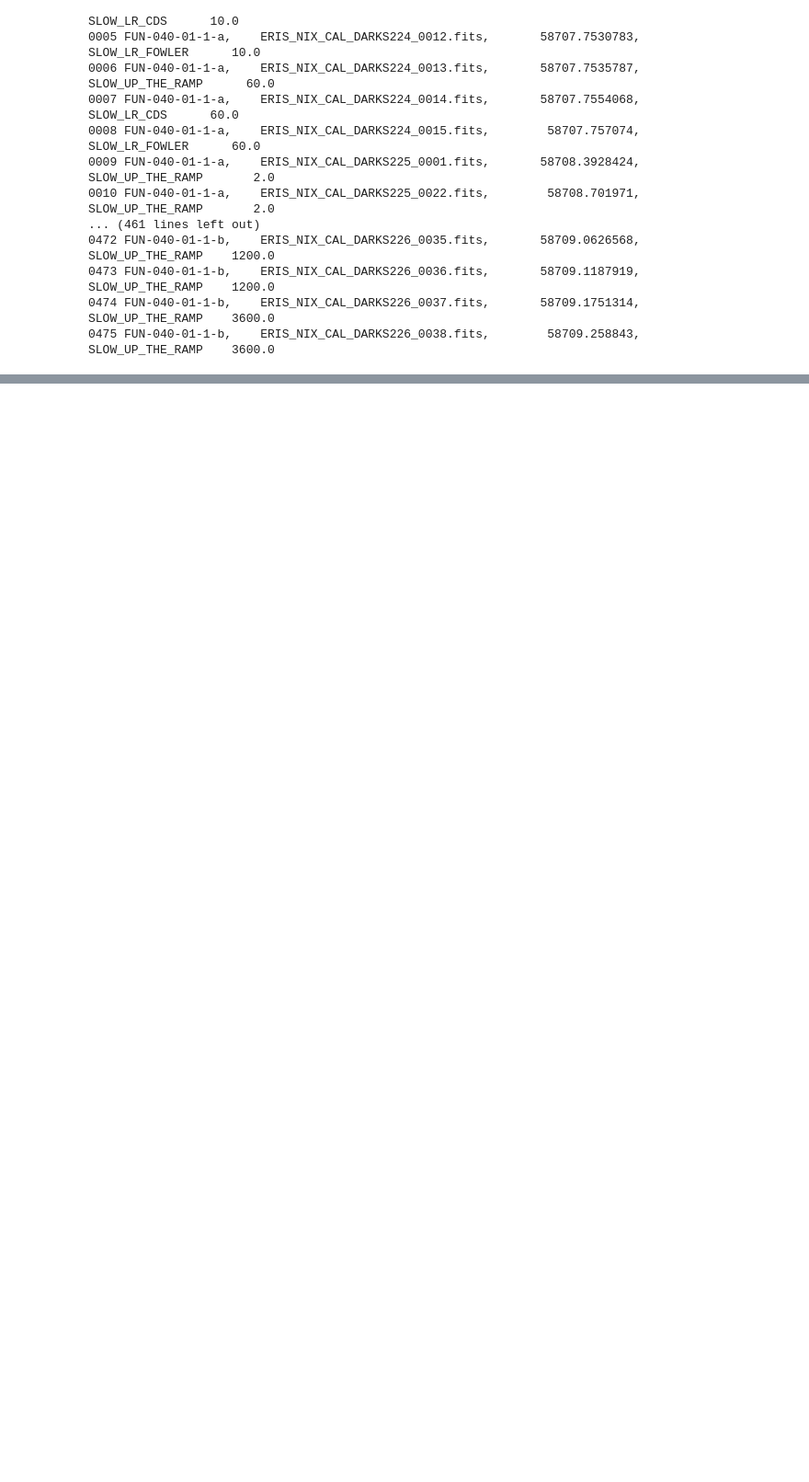
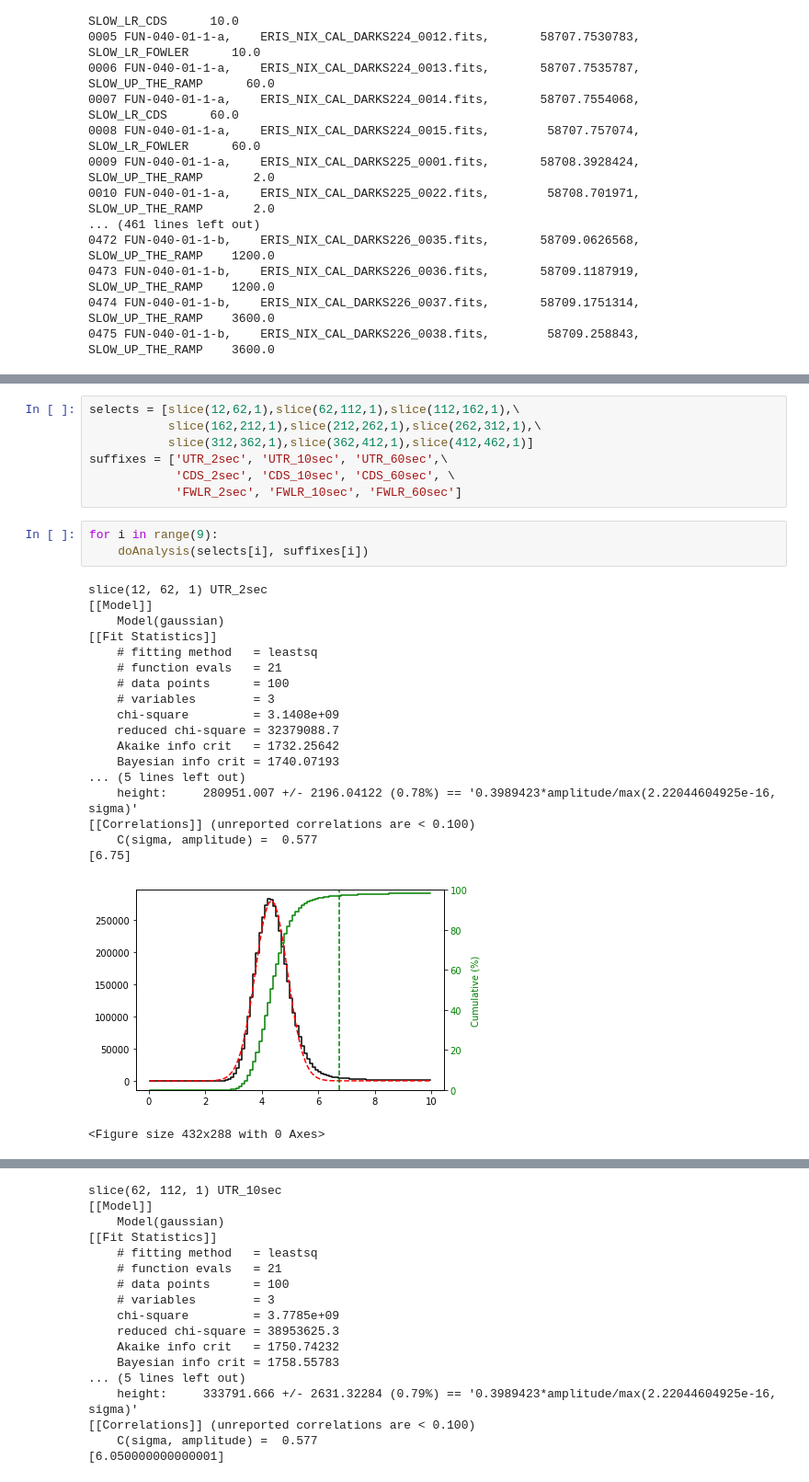
Before and after one commit to pssncp142/NIX_Testing, a Jupyter notebook: workdir/BadPixels.ipynb, the cells around one changed output, grey strips where cells are left out. Shown at 92% size. Drawn from its saved outputs; the diff is of its cells as text; blank space fills up the shorter version.

```diff
--- a/workdir/BadPixels.ipynb
+++ b/workdir/BadPixels.ipynb
@@ -93,0 +127,30 @@ fits.PrimaryHDU(res).writeto('out/Dark_Variance_UTR_2secs.fits', overwrite=True)
+# %%
+selects = [slice(12,62,1),slice(62,112,1),slice(112,162,1),\
+           slice(162,212,1),slice(212,262,1),slice(262,312,1),\
+           slice(312,362,1),slice(362,412,1),slice(412,462,1)]
+suffixes = ['UTR_2sec', 'UTR_10sec', 'UTR_60sec',\
+            'CDS_2sec', 'CDS_10sec', 'CDS_60sec', \
+            'FWLR_2sec', 'FWLR_10sec', 'FWLR_60sec']
+# %%
+for i in range(9):
+    doAnalysis(selects[i], suffixes[i])
+# %% [output]
+slice(12, 62, 1) UTR_2sec
+[[Model]]
+    Model(gaussian)
+[[Fit Statistics]]
+    # fitting method   = leastsq
+    # function evals   = 21
+    # data points      = 100
+    # variables        = 3
+    chi-square         = 3.1408e+09
+    reduced chi-square = 32379088.7
+    Akaike info crit   = 1732.25642
+    Bayesian info crit = 1740.07193
+... (5 lines left out)
+    height:     280951.007 +/- 2196.04122 (0.78%) == '0.3989423*amplitude/max(2.22044604925e-16, sigma)'
+[[Correlations]] (unreported correlations are < 0.100)
+    C(sigma, amplitude) =  0.577
+[6.75]
+[figure, added]
+<Figure size 432x288 with 0 Axes>
@@ -93,0 +158,17 @@ fits.PrimaryHDU(res).writeto('out/Dark_Variance_UTR_2secs.fits', overwrite=True)
+slice(62, 112, 1) UTR_10sec
+[[Model]]
+    Model(gaussian)
+[[Fit Statistics]]
+    # fitting method   = leastsq
+    # function evals   = 21
+    # data points      = 100
+    # variables        = 3
+    chi-square         = 3.7785e+09
+    reduced chi-square = 38953625.3
+    Akaike info crit   = 1750.74232
+    Bayesian info crit = 1758.55783
+... (5 lines left out)
+    height:     333791.666 +/- 2631.32284 (0.79%) == '0.3989423*amplitude/max(2.22044604925e-16, sigma)'
+[[Correlations]] (unreported correlations are < 0.100)
+    C(sigma, amplitude) =  0.577
+[6.050000000000001]
```
Also changed, not shown: parts of 10 cells of this notebook, 1 other file.
